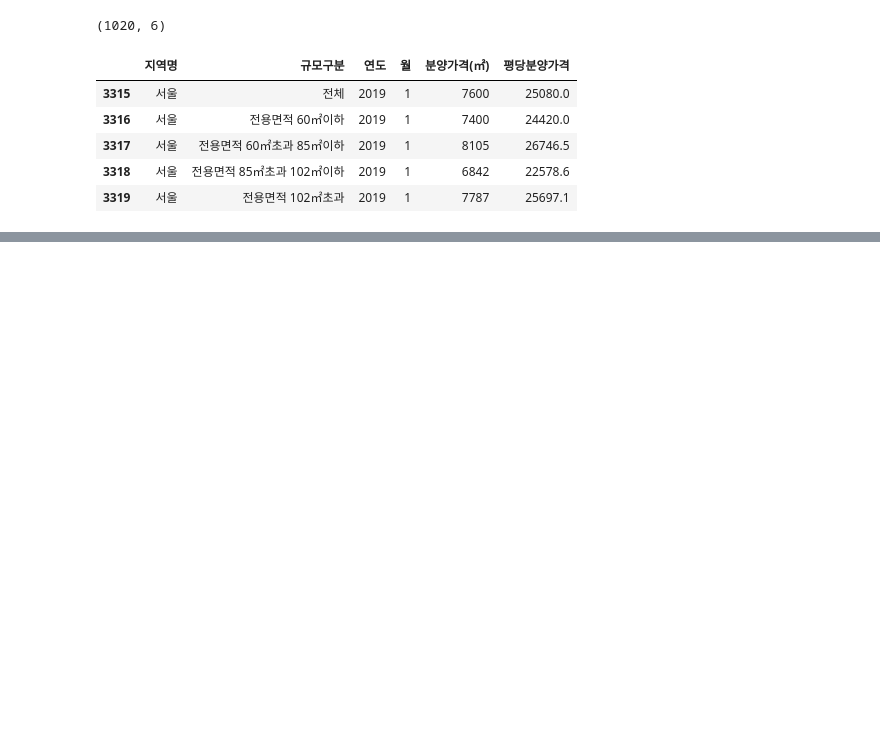
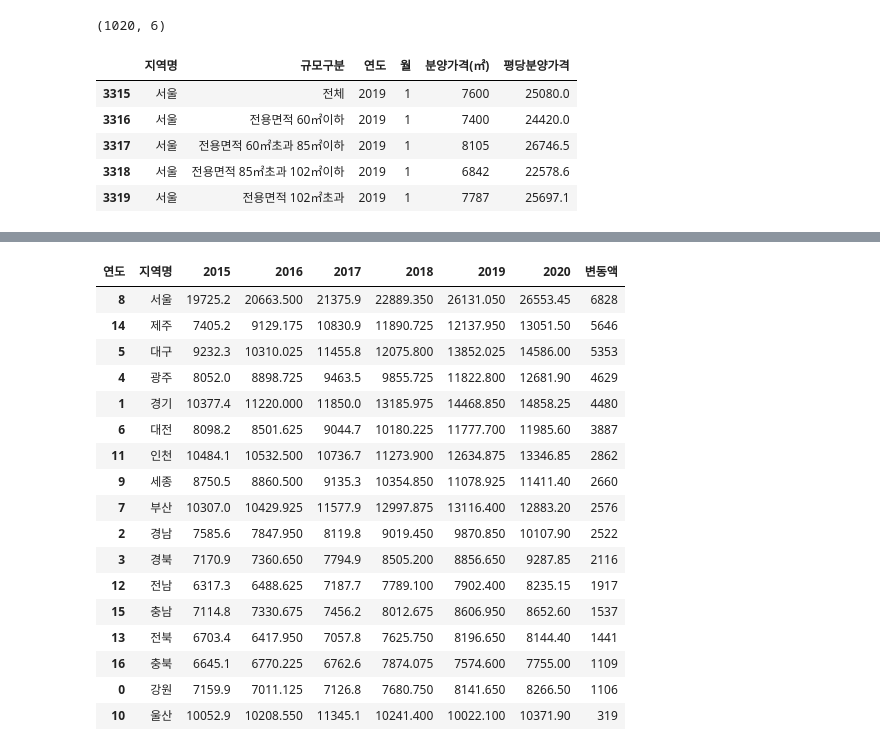
Before and after one commit to kamzzang/OpenDataAnalysis, a Jupyter notebook: Apt_presale_price_analysis.ipynb, the cells around one changed output, grey strips where cells are left out. Drawn from its saved outputs; the diff is of its cells as text; code cells hidden in the pictures; blank space fills up the shorter version.

```diff
--- a/Apt_presale_price_analysis.ipynb
+++ b/Apt_presale_price_analysis.ipynb
@@ -179,0 +218,3 @@ Name: 지역명, dtype: int64
+# %%
+region_year = region_year_all.pivot_table('평당분양가격', '지역명', '연도').reset_index()
+region_year.head()
@@ -179,0 +228,12 @@ Name: 지역명, dtype: int64
+# %%
+region_year['변동액'] = (region_year['2020'] - region_year['2015']).astype(int)
+
+max_delta_price = np.max(region_year['변동액'])*1000
+min_delta_price = np.min(region_year['변동액'])*1000
+mean_delta_price = np.mean(region_year['변동액'])*1000
+
+print(max_delta_price)
+print(min_delta_price)
+print(mean_delta_price)
+
+region_year.head()
@@ -179,0 +250,21 @@ Name: 지역명, dtype: int64
+# %%
+region_year.sort_values(by='변동액', ascending=False)
+# %% [output]
+| 연도 | 지역명 | 2015 | 2016 | 2017 | 2018 | 2019 | 2020 | 변동액 |
+| 8 | 서울 | 19725.2 | 20663.500 | 21375.9 | 22889.350 | 26131.050 | 26553.45 | 6828 |
+| 14 | 제주 | 7405.2 | 9129.175 | 10830.9 | 11890.725 | 12137.950 | 13051.50 | 5646 |
+| 5 | 대구 | 9232.3 | 10310.025 | 11455.8 | 12075.800 | 13852.025 | 14586.00 | 5353 |
+| 4 | 광주 | 8052.0 | 8898.725 | 9463.5 | 9855.725 | 11822.800 | 12681.90 | 4629 |
+| 1 | 경기 | 10377.4 | 11220.000 | 11850.0 | 13185.975 | 14468.850 | 14858.25 | 4480 |
+| 6 | 대전 | 8098.2 | 8501.625 | 9044.7 | 10180.225 | 11777.700 | 11985.60 | 3887 |
+| 11 | 인천 | 10484.1 | 10532.500 | 10736.7 | 11273.900 | 12634.875 | 13346.85 | 2862 |
+| 9 | 세종 | 8750.5 | 8860.500 | 9135.3 | 10354.850 | 11078.925 | 11411.40 | 2660 |
+| 7 | 부산 | 10307.0 | 10429.925 | 11577.9 | 12997.875 | 13116.400 | 12883.20 | 2576 |
+| 2 | 경남 | 7585.6 | 7847.950 | 8119.8 | 9019.450 | 9870.850 | 10107.90 | 2522 |
+| 3 | 경북 | 7170.9 | 7360.650 | 7794.9 | 8505.200 | 8856.650 | 9287.85 | 2116 |
+| 12 | 전남 | 6317.3 | 6488.625 | 7187.7 | 7789.100 | 7902.400 | 8235.15 | 1917 |
+| 15 | 충남 | 7114.8 | 7330.675 | 7456.2 | 8012.675 | 8606.950 | 8652.60 | 1537 |
+| 13 | 전북 | 6703.4 | 6417.950 | 7057.8 | 7625.750 | 8196.650 | 8144.40 | 1441 |
+| 16 | 충북 | 6645.1 | 6770.225 | 6762.6 | 7874.075 | 7574.600 | 7755.00 | 1109 |
+| 0 | 강원 | 7159.9 | 7011.125 | 7126.8 | 7680.750 | 8141.650 | 8266.50 | 1106 |
+| 10 | 울산 | 10052.9 | 10208.550 | 11345.1 | 10241.400 | 10022.100 | 10371.90 | 319 |
```
Also changed, not shown: parts of 20 cells of this notebook.
